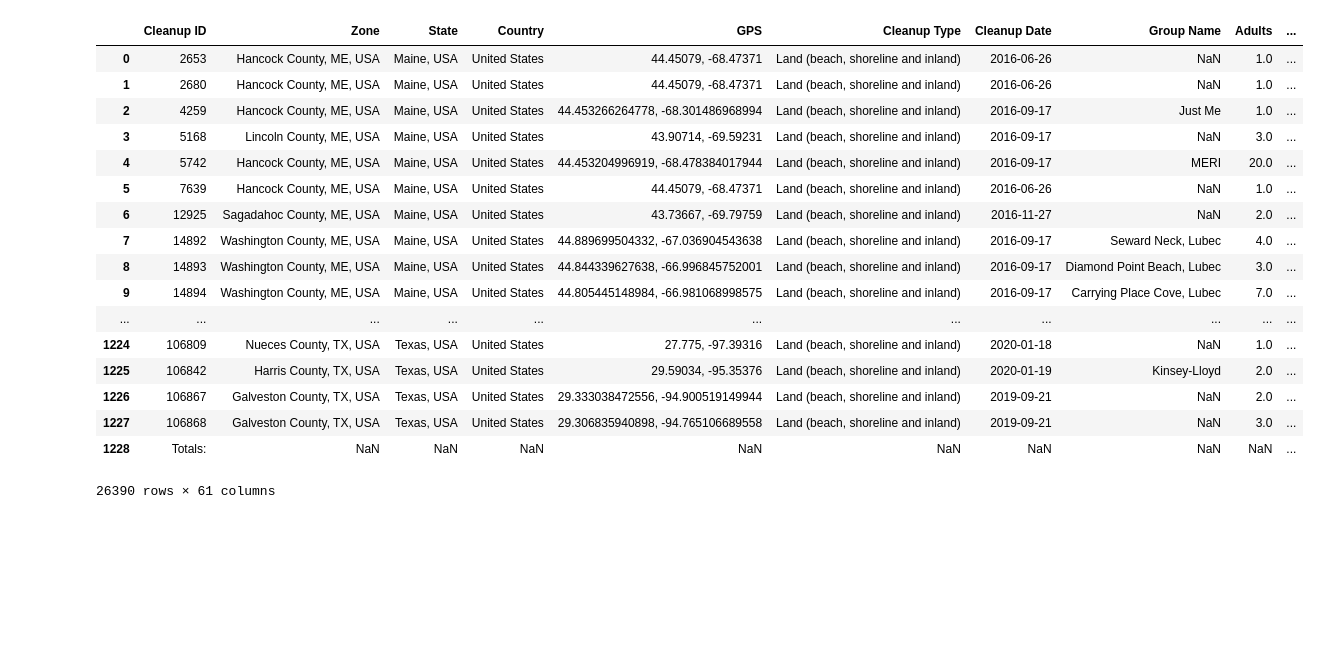
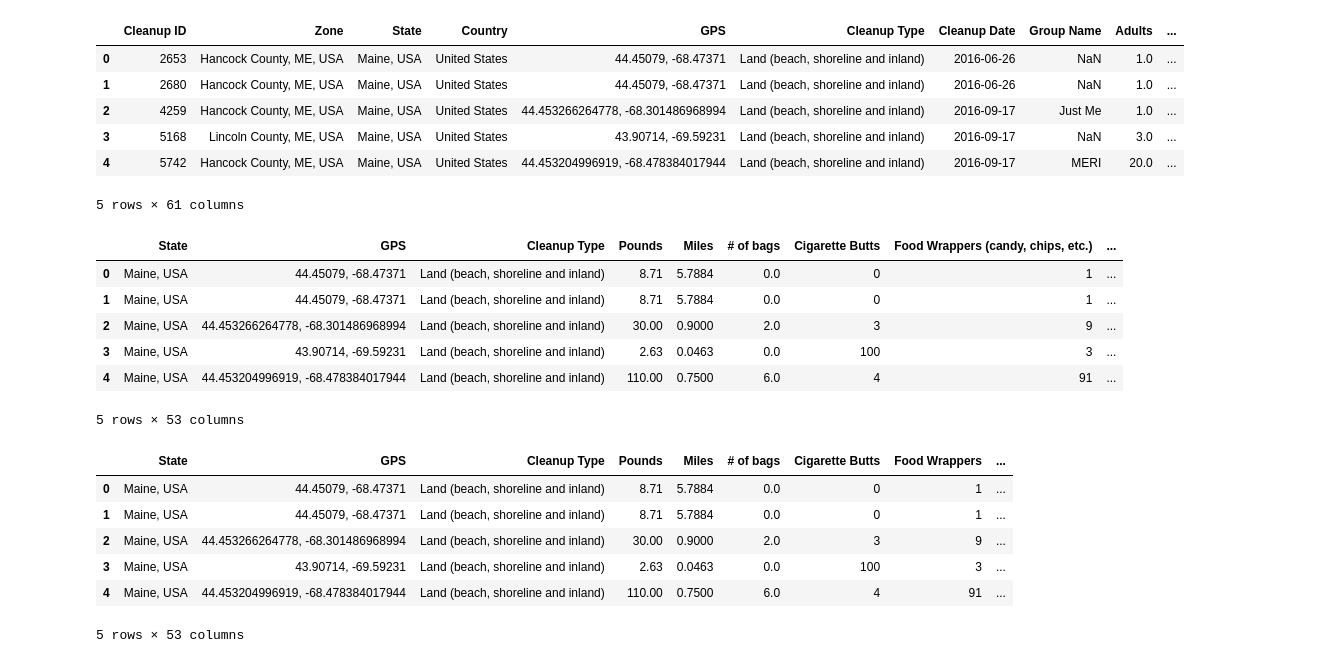
Before and after one commit to deirdrebclark/Project1, a Jupyter notebook: East_Coast_Summary.ipynb, the cells around one changed output. Cells and saved outputs as stored; diff of their text form; code cells hidden in the pictures; blank space fills up the shorter version.

```diff
--- a/East_Coast_Summary.ipynb
+++ b/East_Coast_Summary.ipynb
@@ -49,25 +49,16 @@ texas_pd = pd.read_csv(texas)
 # %%
 # Combine all dataframes into one file.
 
-east_states = [maine_pd, new_hampshire_pd, massachusetts_pd, rhode_island_pd, connecticut_pd, new_jersey_pd, new_york_pd, delaware_pd, maryland_pd, virginia_pd, north_carolina_pd, south_carolina_pd, georgia_pd, florida_pd, alabama_pd, mississippi_pd, louisiana_pd, texas_pd]
+east_states = [maine_pd, new_hampshire_pd, massachusetts_pd, rhode_island_pd, connecticut_pd, new_jersey_pd,
+               new_york_pd, delaware_pd, maryland_pd, virginia_pd, north_carolina_pd, south_carolina_pd,
+               georgia_pd, florida_pd, alabama_pd, mississippi_pd, louisiana_pd, texas_pd]
 east_coast = pd.concat(east_states)
-east_coast
+east_coast.head()
 # %% [output]
 |  | Cleanup ID | Zone | State | Country | GPS | Cleanup Type | Cleanup Date | Group Name | Adults | ... |
 | 0 | 2653 | Hancock County, ME, USA | Maine, USA | United States | 44.45079, -68.47371 | Land (beach, shoreline and inland) | 2016-06-26 | NaN | 1.0 | ... |
 | 1 | 2680 | Hancock County, ME, USA | Maine, USA | United States | 44.45079, -68.47371 | Land (beach, shoreline and inland) | 2016-06-26 | NaN | 1.0 | ... |
 | 2 | 4259 | Hancock County, ME, USA | Maine, USA | United States | 44.453266264778, -68.301486968994 | Land (beach, shoreline and inland) | 2016-09-17 | Just Me | 1.0 | ... |
 | 3 | 5168 | Lincoln County, ME, USA | Maine, USA | United States | 43.90714, -69.59231 | Land (beach, shoreline and inland) | 2016-09-17 | NaN | 3.0 | ... |
 | 4 | 5742 | Hancock County, ME, USA | Maine, USA | United States | 44.453204996919, -68.478384017944 | Land (beach, shoreline and inland) | 2016-09-17 | MERI | 20.0 | ... |
-| 5 | 7639 | Hancock County, ME, USA | Maine, USA | United States | 44.45079, -68.47371 | Land (beach, shoreline and inland) | 2016-06-26 | NaN | 1.0 | ... |
-| 6 | 12925 | Sagadahoc County, ME, USA | Maine, USA | United States | 43.73667, -69.79759 | Land (beach, shoreline and inland) | 2016-11-27 | NaN | 2.0 | ... |
-| 7 | 14892 | Washington County, ME, USA | Maine, USA | United States | 44.889699504332, -67.036904543638 | Land (beach, shoreline and inland) | 2016-09-17 | Seward Neck, Lubec | 4.0 | ... |
-| 8 | 14893 | Washington County, ME, USA | Maine, USA | United States | 44.844339627638, -66.996845752001 | Land (beach, shoreline and inland) | 2016-09-17 | Diamond Point Beach, Lubec | 3.0 | ... |
-| 9 | 14894 | Washington County, ME, USA | Maine, USA | United States | 44.805445148984, -66.981068998575 | Land (beach, shoreline and inland) | 2016-09-17 | Carrying Place Cove, Lubec | 7.0 | ... |
-| ... | ... | ... | ... | ... | ... | ... | ... | ... | ... | ... |
-| 1224 | 106809 | Nueces County, TX, USA | Texas, USA | United States | 27.775, -97.39316 | Land (beach, shoreline and inland) | 2020-01-18 | NaN | 1.0 | ... |
-| 1225 | 106842 | Harris County, TX, USA | Texas, USA | United States | 29.59034, -95.35376 | Land (beach, shoreline and inland) | 2020-01-19 | Kinsey-Lloyd | 2.0 | ... |
-| 1226 | 106867 | Galveston County, TX, USA | Texas, USA | United States | 29.333038472556, -94.900519149944 | Land (beach, shoreline and inland) | 2019-09-21 | NaN | 2.0 | ... |
-| 1227 | 106868 | Galveston County, TX, USA | Texas, USA | United States | 29.306835940898, -94.765106689558 | Land (beach, shoreline and inland) | 2019-09-21 | NaN | 3.0 | ... |
-| 1228 | Totals: | NaN | NaN | NaN | NaN | NaN | NaN | NaN | NaN | ... |
-26390 rows × 61 columns
+5 rows × 61 columns
@@ -75,0 +65,33 @@ east_coast.drop('Cleanup ID', 'Zone', 'Country', '')
+# %%
+# Delete unnecessary columns
+
+EC_dropped = east_coast.drop(columns = ['Cleanup ID', 'Zone', 'Country', 'Cleanup Date',
+                                                'Group Name', 'Adults', 'Children', 'People'])
+EC_dropped.head()
+# %% [output]
+|  | State | GPS | Cleanup Type | Pounds | Miles | # of bags | Cigarette Butts | Food Wrappers (candy, chips, etc.) | ... |
+| 0 | Maine, USA | 44.45079, -68.47371 | Land (beach, shoreline and inland) | 8.71 | 5.7884 | 0.0 | 0 | 1 | ... |
+| 1 | Maine, USA | 44.45079, -68.47371 | Land (beach, shoreline and inland) | 8.71 | 5.7884 | 0.0 | 0 | 1 | ... |
+| 2 | Maine, USA | 44.453266264778, -68.301486968994 | Land (beach, shoreline and inland) | 30.00 | 0.9000 | 2.0 | 3 | 9 | ... |
+| 3 | Maine, USA | 43.90714, -69.59231 | Land (beach, shoreline and inland) | 2.63 | 0.0463 | 0.0 | 100 | 3 | ... |
+| 4 | Maine, USA | 44.453204996919, -68.478384017944 | Land (beach, shoreline and inland) | 110.00 | 0.7500 | 6.0 | 4 | 91 | ... |
+5 rows × 53 columns
+# %%
+# Rename long column names to simpler forms
+
+EC_named = EC_dropped.rename(columns = {"Food Wrappers (candy, chips, etc.)" : "Food Wrappers", "Take Out/Away Containers (Plastic)" : "Food Containers (Plastic)",
+                                                          "Take Out/Away Containers (Foam)" : "Food Containers (Foam)", "Fishing Buoys, Pots & Traps" : "Fishing Tools",
+                                                          "Fishing Net & Pieces" : "Fishing Nets", "Fishing Line (1 yard/meter = 1 piece)" : "Fishing Lines",
+                                                          "Rope (1 yard/meter = 1 piece)" : "Rope", "Fishing Gear (Clean Swell)" : "Fishing Gear",
+                                                          "Other Plastic Bottles (oil, bleach, etc.)" : "Other Plastic Bottles", "Tobacco Packaging/Wrap" : "Tobacco Packs",
+                                                          "Other Packaging (Clean Swell)" : "Other Packaging", "Other Trash (Clean Swell)" : "Other Trash",
+                                                          "Personal Hygiene (Clean Swell)" : "Hygiene"})
+EC_named.head()
+# %% [output]
+|  | State | GPS | Cleanup Type | Pounds | Miles | # of bags | Cigarette Butts | Food Wrappers | ... |
+| 0 | Maine, USA | 44.45079, -68.47371 | Land (beach, shoreline and inland) | 8.71 | 5.7884 | 0.0 | 0 | 1 | ... |
+| 1 | Maine, USA | 44.45079, -68.47371 | Land (beach, shoreline and inland) | 8.71 | 5.7884 | 0.0 | 0 | 1 | ... |
+| 2 | Maine, USA | 44.453266264778, -68.301486968994 | Land (beach, shoreline and inland) | 30.00 | 0.9000 | 2.0 | 3 | 9 | ... |
+| 3 | Maine, USA | 43.90714, -69.59231 | Land (beach, shoreline and inland) | 2.63 | 0.0463 | 0.0 | 100 | 3 | ... |
+| 4 | Maine, USA | 44.453204996919, -68.478384017944 | Land (beach, shoreline and inland) | 110.00 | 0.7500 | 6.0 | 4 | 91 | ... |
+5 rows × 53 columns
```
Also changed, not shown: parts of 23 cells of this notebook.
